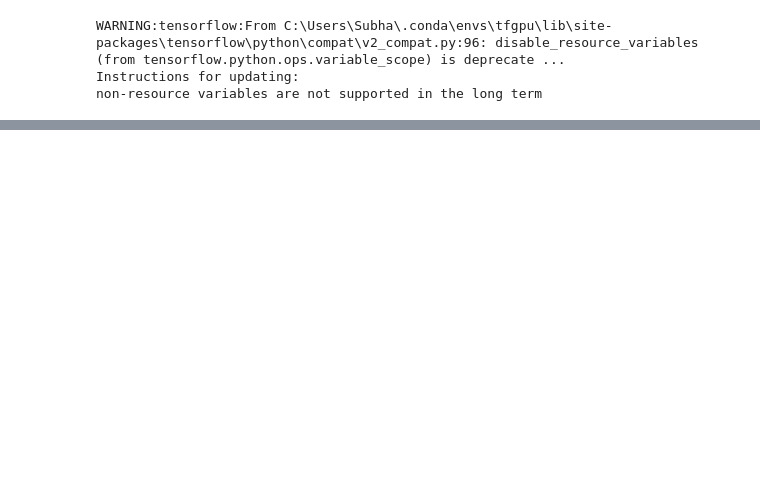
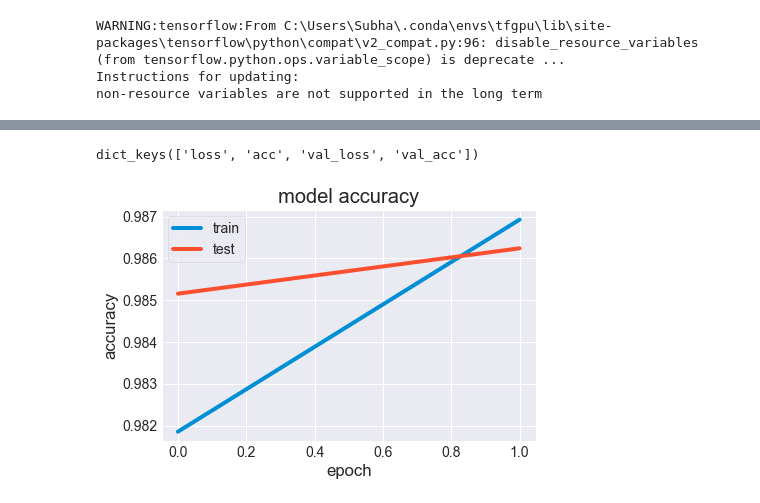
Before and after one commit to subhasisj/Named-Entity-Recognition, a Jupyter notebook: Notebooks/NER-Using-BiLSTM-ELMo.ipynb, the cells around one changed output, grey strips where cells are left out. Drawn from its saved outputs; the diff is of its cells as text; code cells hidden in the pictures; blank space fills up the shorter version.

Commit message:
ELMo Model Trained

```diff
--- a/Notebooks/NER-Using-BiLSTM-ELMo.ipynb
+++ b/Notebooks/NER-Using-BiLSTM-ELMo.ipynb
@@ -196,7 +196,7 @@ from sklearn.model_selection import train_test_split
 
 X_train,X_test,y_train,y_test = train_test_split(new_X,y,test_size = 0.1,random_state = 42)
 # %%
-batch_size = 16
+batch_size = 32
 # %%
 import tensorflow_hub as hub
 import tensorflow.compat.v1 as tf1
@@ -226,15 +232,20 @@ def ElmoEmbedding(x):
 # %%
 ## Model Architecture
 
-input_text = tf.keras.layers.Input(shape=(max_len,), dtype='string',name='input_text')
-embedding = tf.keras.layers.Lambda(ElmoEmbedding,output_shape = (None,1024), name = 'elmo_embedding')(input_text)
+# input text is a sequence of 50 tokens
+def get_model(max_len=50):
+    input_text = tf.keras.layers.Input(shape=(max_len,), dtype='string',name='input_text')
+    embedding = tf.keras.layers.Lambda(ElmoEmbedding,output_shape = (None,max_len,1024), name = 'elmo_embedding')(input_text)
 
-x = tf.keras.layers.Bidirectional(tf.keras.layers.LSTM(1024,return_sequences=True,recurrent_dropout=0.2,dropout=0.2))(embedding)
+    x = tf.keras.layers.Bidirectional(tf.keras.layers.LSTM(512,return_sequences=True,recurrent_dropout=0.2,dropout=0.2))(embedding)
+    x_rnn = tf.keras.layers.Bidirectional(tf.keras.layers.LSTM(512,return_sequences=True,recurrent_dropout=0.2,dropout=0.2))(x)
 
-x_rnn = tf.keras.layers.Bidirectional(tf.keras.layers.LSTM(1024,return_sequences=True,recurrent_dropout=0.2,dropout=0.2))(x)
+    #   residual connection
+    x = tf.keras.layers.Add()([x,x_rnn])
 
-#   residual connection
-# x = tf.keras.layers.Concatenate(axis=1)([x,x_rnn])
-x = tf.keras.layers.Add()([x,x_rnn])
+    out = tf.keras.layers.TimeDistributed(tf.keras.layers.Dense(n_tags,activation='softmax'))(x)
 
-out = tf.keras.layers.TimeDistributed(tf.keras.layers.Dense(n_tags,activation='softmax'))(x)
+    model =tf.keras.models.Model(input_text,out)
+    model.compile(optimizer='adam',loss='sparse_categorical_crossentropy',metrics=['accuracy'])
+
+    return model
@@ -290,0 +252,2 @@ ________________________________________________________________________________
+# %%
+model=get_model()
@@ -291,6 +305,13 @@ ________________________________________________________________________________
 # %%
-X_train, X_val = X_train[:1213*batch_size], X_train[-135*batch_size:]
-y_train, y_val = y_train[:1213*batch_size], y_train[-135*batch_size:]
+X_train, X_val = X_train[:1200*batch_size], X_train[-148*batch_size:]
+y_train, y_val = y_train[:1200*batch_size], y_train[-148*batch_size:]
 
 y_train = y_train.reshape(y_train.shape[0], y_train.shape[1], 1)
 y_val = y_val.reshape(y_val.shape[0], y_val.shape[1], 1)
+
+with tf.compat.v1.Session() as sess:
+    sess.run(tf.compat.v1.global_variables_initializer())
+    sess.run(tf.compat.v1.tables_initializer())
+
+    history = model.fit(np.array(X_train),y_train,epochs=2,validation_data=(np.array(X_val), y_val),batch_size = batch_size)
+    model.save_weights('../Models/NER_ELMo_biLSTM.h5')
@@ -296,0 +329,14 @@ y_val = y_val.reshape(y_val.shape[0], y_val.shape[1], 1)
+# %%
+print(history.history.keys())
+# %% [output]
+dict_keys(['loss', 'acc', 'val_loss', 'val_acc'])
+# %%
+plt.plot(history.history['acc'])
+plt.plot(history.history['val_acc'])
+plt.title('model accuracy')
+plt.ylabel('accuracy')
+plt.xlabel('epoch')
+plt.legend(['train', 'test'], loc='upper left')
+plt.show()
+# %% [output]
+[figure, added]
```
Also changed, not shown: parts of 22 cells of this notebook.
